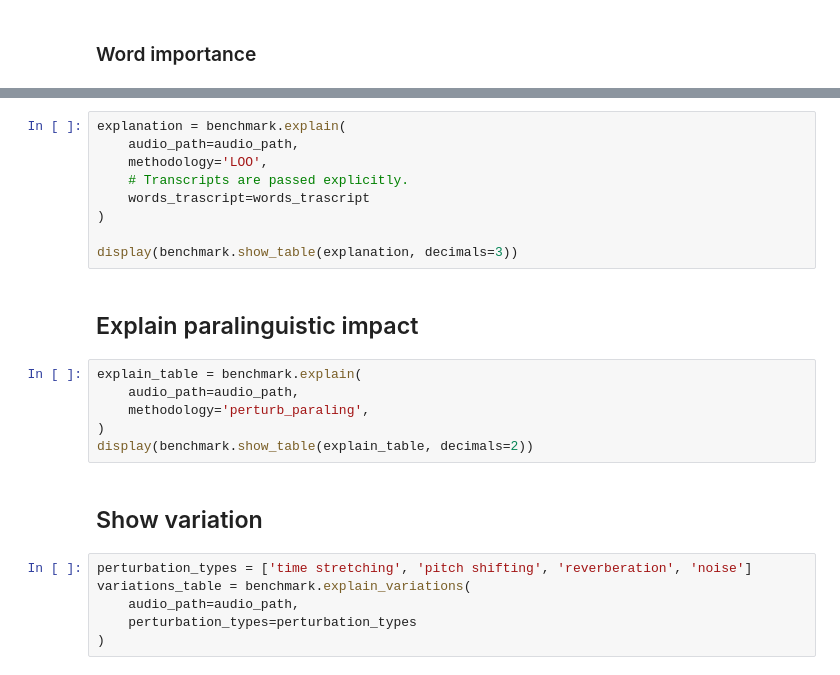
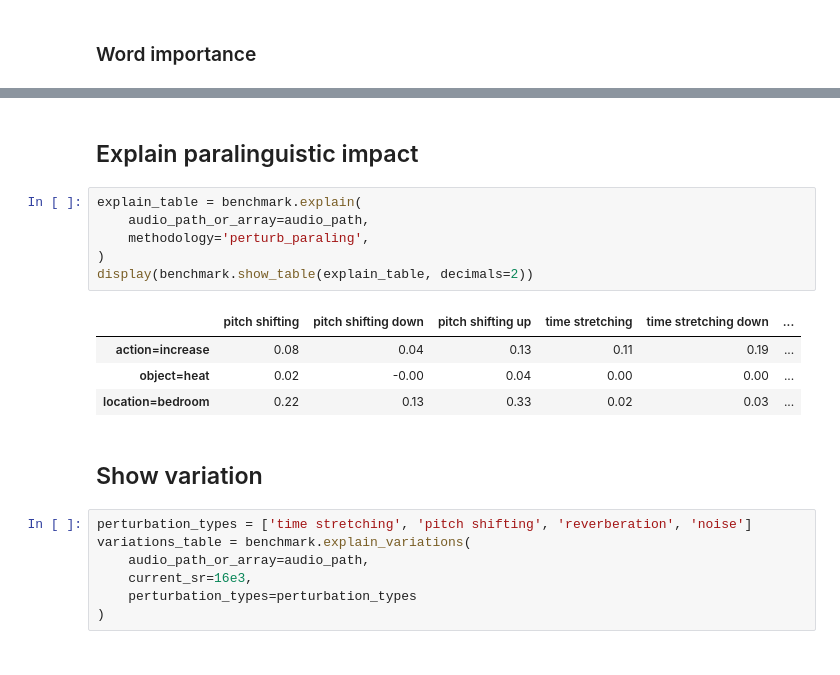
Before and after one commit to g8a9/ferret, a Jupyter notebook: examples/speech/getting_started.ipynb, the cells around one changed output, grey strips where cells are left out. Cells and saved outputs as stored; diff of their text form.

```diff
--- a/examples/speech/getting_started.ipynb
+++ b/examples/speech/getting_started.ipynb
@@ -115,26 +136,23 @@ text, words_trascript = transcribe_audio(
-# %%
-explanation = benchmark.explain(
-    audio_path=audio_path,
-    methodology='LOO',
-    # Transcripts are passed explicitly.
-    words_trascript=words_trascript
-)
-
-display(benchmark.show_table(explanation, decimals=3))
 # %% [markdown]
 ## Explain paralinguistic impact
 # %%
 explain_table = benchmark.explain(
-    audio_path=audio_path,
+    audio_path_or_array=audio_path,
     methodology='perturb_paraling',
 )
 display(benchmark.show_table(explain_table, decimals=2))
+# %% [output]
+|  | pitch shifting | pitch shifting down | pitch shifting up | time stretching | time stretching down | ... |
+| action=increase | 0.08 | 0.04 | 0.13 | 0.11 | 0.19 | ... |
+| object=heat | 0.02 | -0.00 | 0.04 | 0.00 | 0.00 | ... |
+| location=bedroom | 0.22 | 0.13 | 0.33 | 0.02 | 0.03 | ... |
 # %% [markdown]
 ## Show variation
 # %%
 perturbation_types = ['time stretching', 'pitch shifting', 'reverberation', 'noise']
 variations_table = benchmark.explain_variations(
-    audio_path=audio_path,
+    audio_path_or_array=audio_path,
+    current_sr=16e3,
     perturbation_types=perturbation_types
 )
 # %%
```
Also changed, not shown: parts of 12 cells of this notebook.
